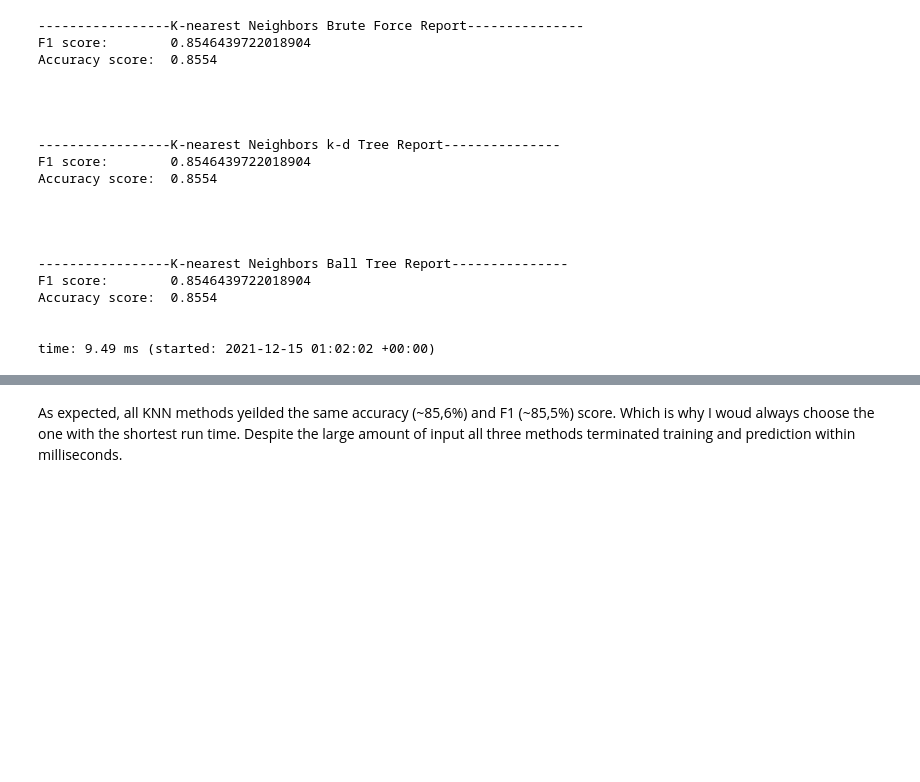
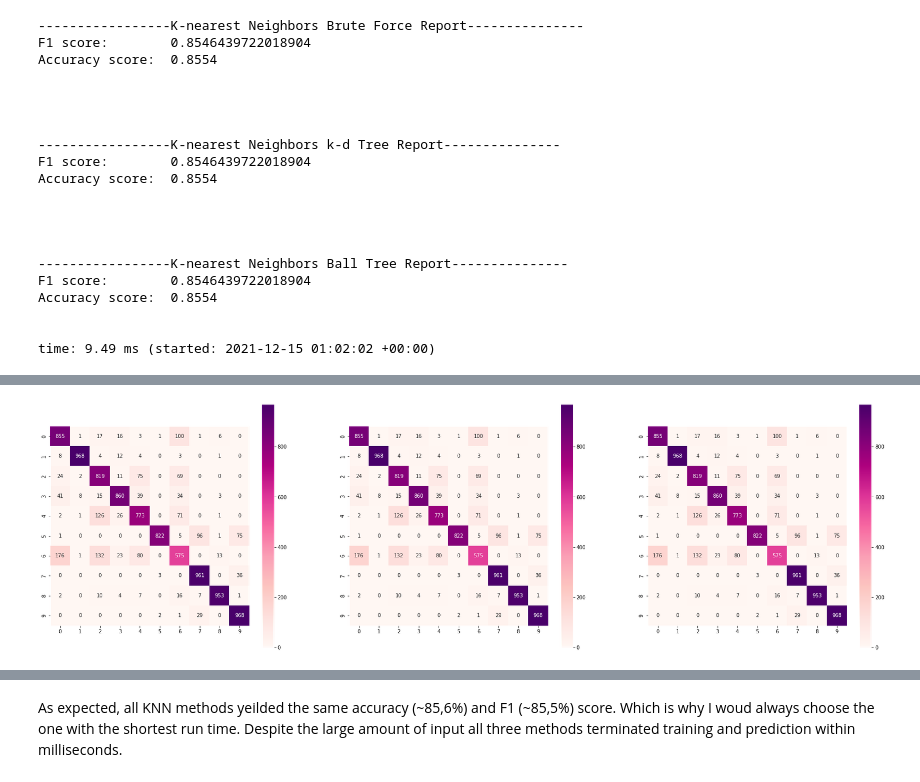
Before and after one commit to ilante/AML_91934_exam, a Jupyter notebook: Englander_AML_1_and_2.ipynb, the cells around one changed output, grey strips where cells are left out. Saved outputs shown, nothing was run; the diff lists cells and outputs as text; code cells hidden in the pictures; blank space fills up the shorter version.

```diff
--- a/Englander_AML_1_and_2.ipynb
+++ b/Englander_AML_1_and_2.ipynb
@@ -2055,0 +2054,15 @@ time: 9.49 ms (started: 2021-12-15 01:02:02 +00:00)
+# %%
+rdpu = 'RdPu'
+# Here we create a figure instance, and two subplots
+fig = plt.figure(figsize = (30,30)) # width x height
+ax1 = fig.add_subplot(3, 3, 1) # row, column, position
+ax2 = fig.add_subplot(3, 3, 2)
+ax3 = fig.add_subplot(3, 3, 3)
+
+# We use ax parameter to tell seaborn which subplot to use for this plot
+sns.heatmap(knn_bf_cm, cmap = rdpu, fmt='d', square=True,  annot=True, annot_kws={'fontsize': 10}, ax=ax1)
+sns.heatmap(knn_kd_cm, cmap = rdpu, fmt='d', square=True,  annot=True, annot_kws={'fontsize': 10}, ax=ax2)
+sns.heatmap(knn_bt_cm, cmap = rdpu, fmt='d', square=True,  annot=True, annot_kws={'fontsize': 10}, ax=ax3)
+plt.show()
+# %% [output]
+[figure, added]
```
Also changed, not shown: parts of 18 cells of this notebook.
